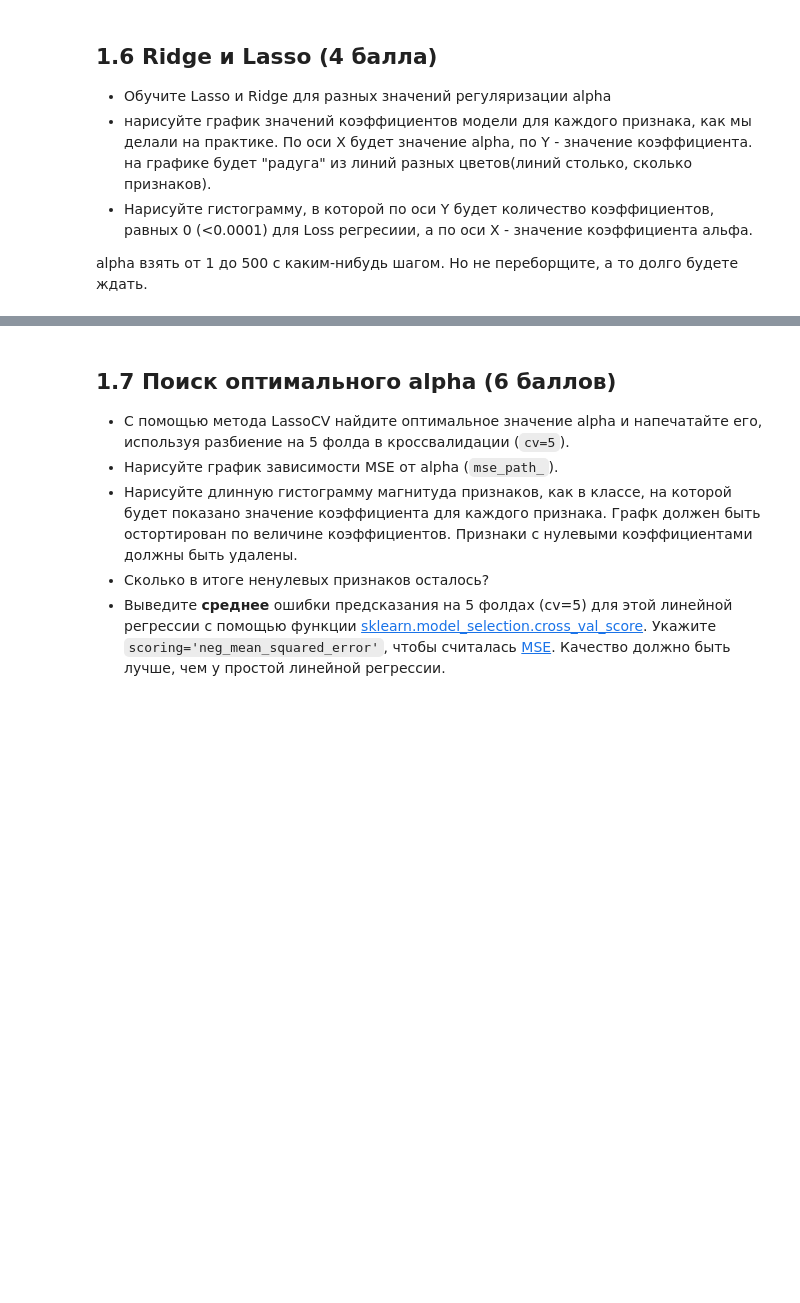
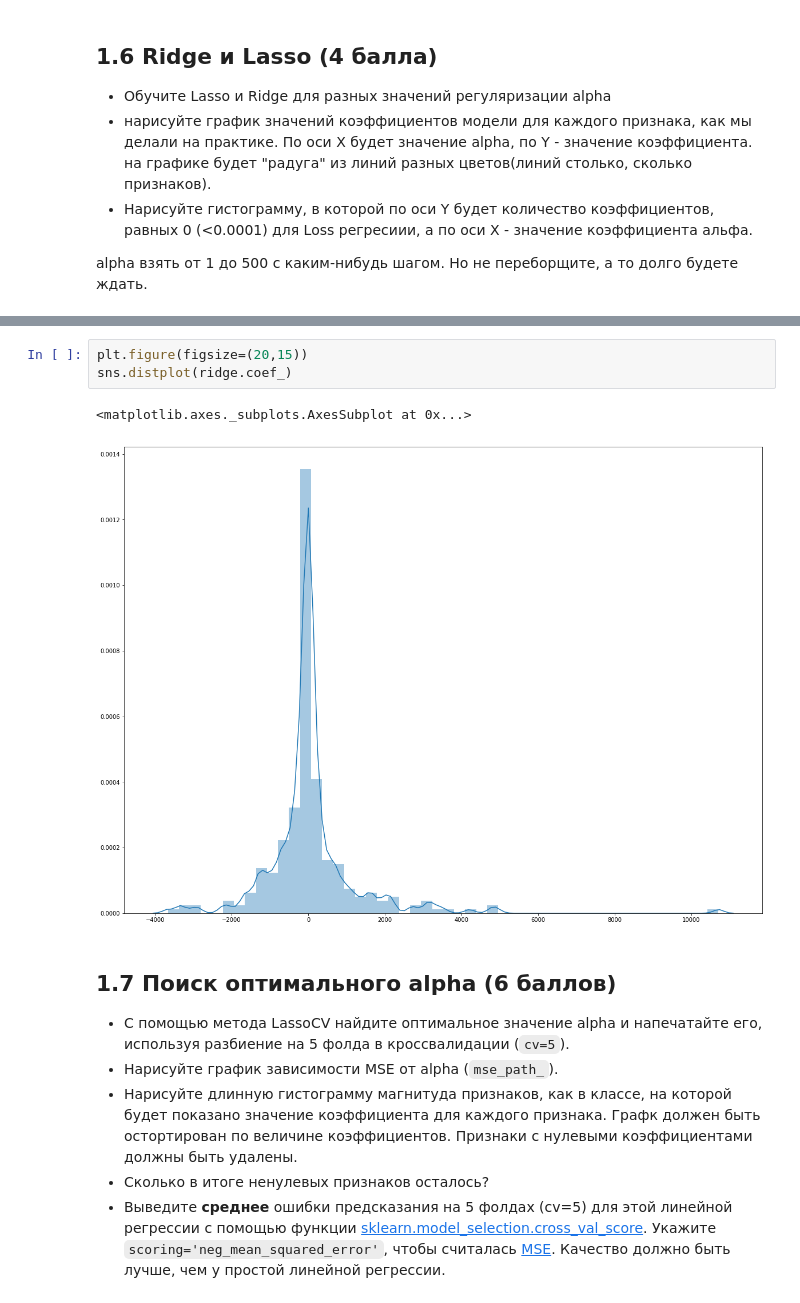
Before and after one commit to Agotsulov/ML-7bits, a Jupyter notebook: week06_workshop_06-01-linear-regression-homework.ipynb, the cells around one changed output, grey strips where cells are left out. Saved outputs shown, nothing was run; the diff lists cells and outputs as text; blank space fills up the shorter version.

```diff
--- a/week06_workshop_06-01-linear-regression-homework.ipynb
+++ b/week06_workshop_06-01-linear-regression-homework.ipynb
@@ -382,3 +514,9 @@ alpha взять от 1 до 500 с каким-нибудь шагом. Но н
+# %%
+plt.figure(figsize=(20,15))
+sns.distplot(ridge.coef_)
+# %% [output]
+<matplotlib.axes._subplots.AxesSubplot at 0x...>
+[figure, added]
 # %% [markdown]
 ## 1.7 Поиск оптимального alpha (6 баллов)
 
```
Also changed, not shown: parts of 21 cells of this notebook.
